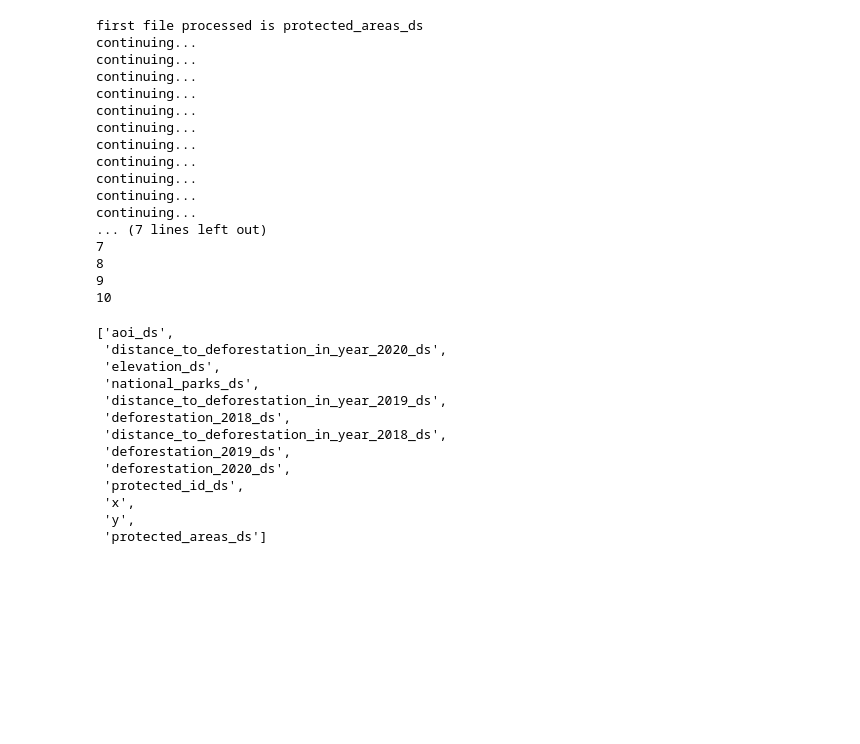
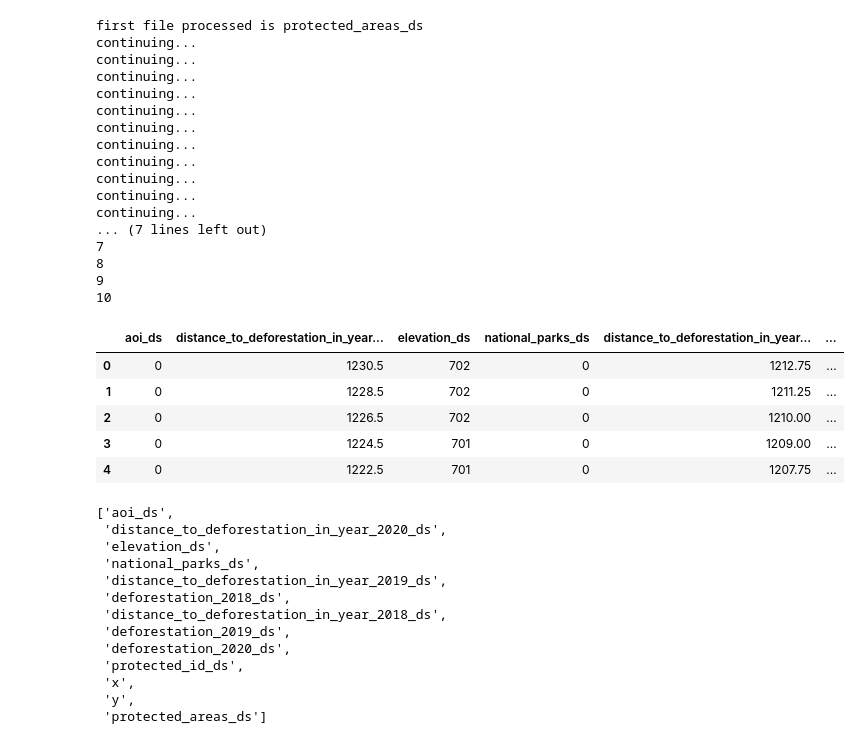
Before and after one commit to pantonar/forest_mind, a Jupyter notebook: analysis/data_formatting.ipynb, the cells around one changed output. Cells and saved outputs as stored; diff of their text form; code cells hidden in the pictures; blank space fills up the shorter version.

```diff
--- a/analysis/data_formatting.ipynb
+++ b/analysis/data_formatting.ipynb
@@ -532,6 +552,14 @@ continuing...
 10
 # %%
 time_invariant = pd.read_csv("intermediate/time_invariant.csv")
+time_invariant.head()
+# %% [output]
+|  | aoi_ds | distance_to_deforestation_in_year... | elevation_ds | national_parks_ds | distance_to_deforestation_in_year... | ... |
+| 0 | 0 | 1230.5 | 702 | 0 | 1212.75 | ... |
+| 1 | 0 | 1228.5 | 702 | 0 | 1211.25 | ... |
+| 2 | 0 | 1226.5 | 702 | 0 | 1210.00 | ... |
+| 3 | 0 | 1224.5 | 701 | 0 | 1209.00 | ... |
+| 4 | 0 | 1222.5 | 701 | 0 | 1207.75 | ... |
 # %%
 list(time_invariant)
 # %% [output]
```
Also changed, not shown: parts of 14 cells of this notebook.
